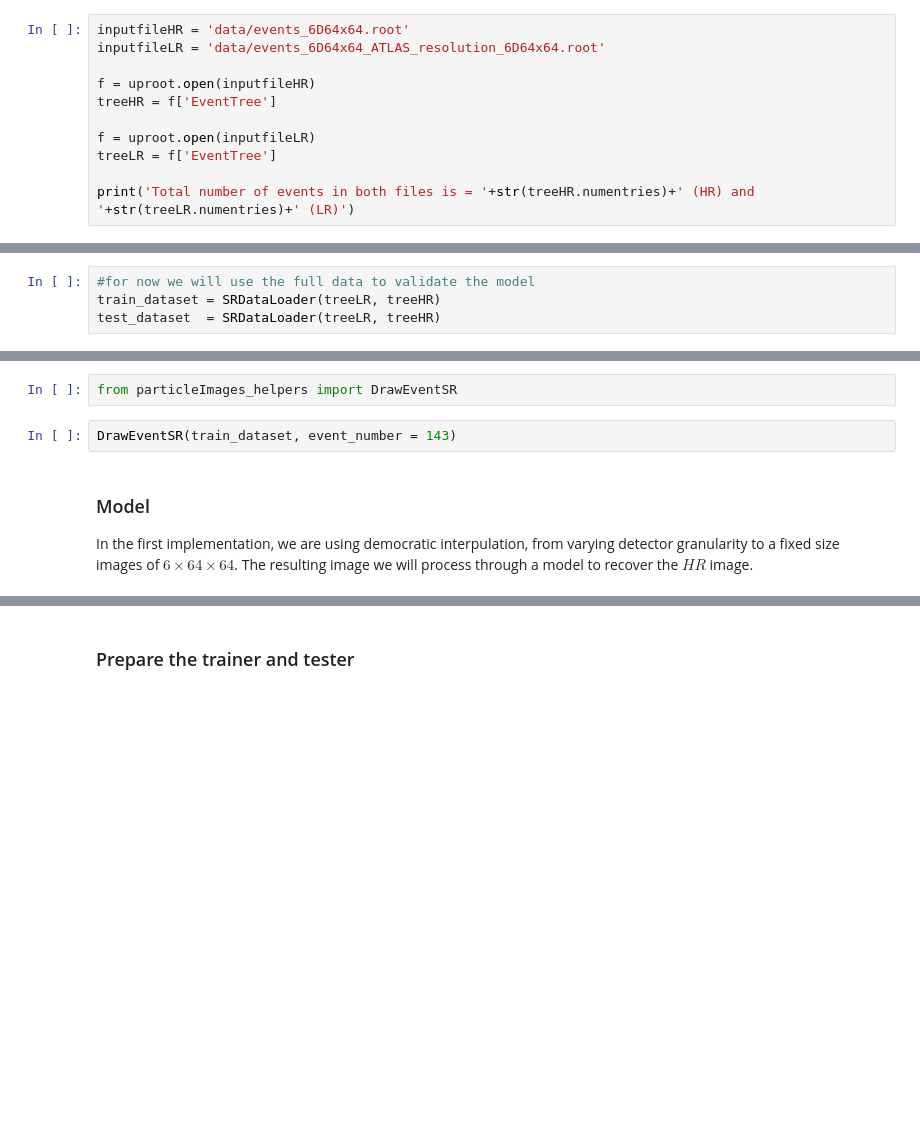
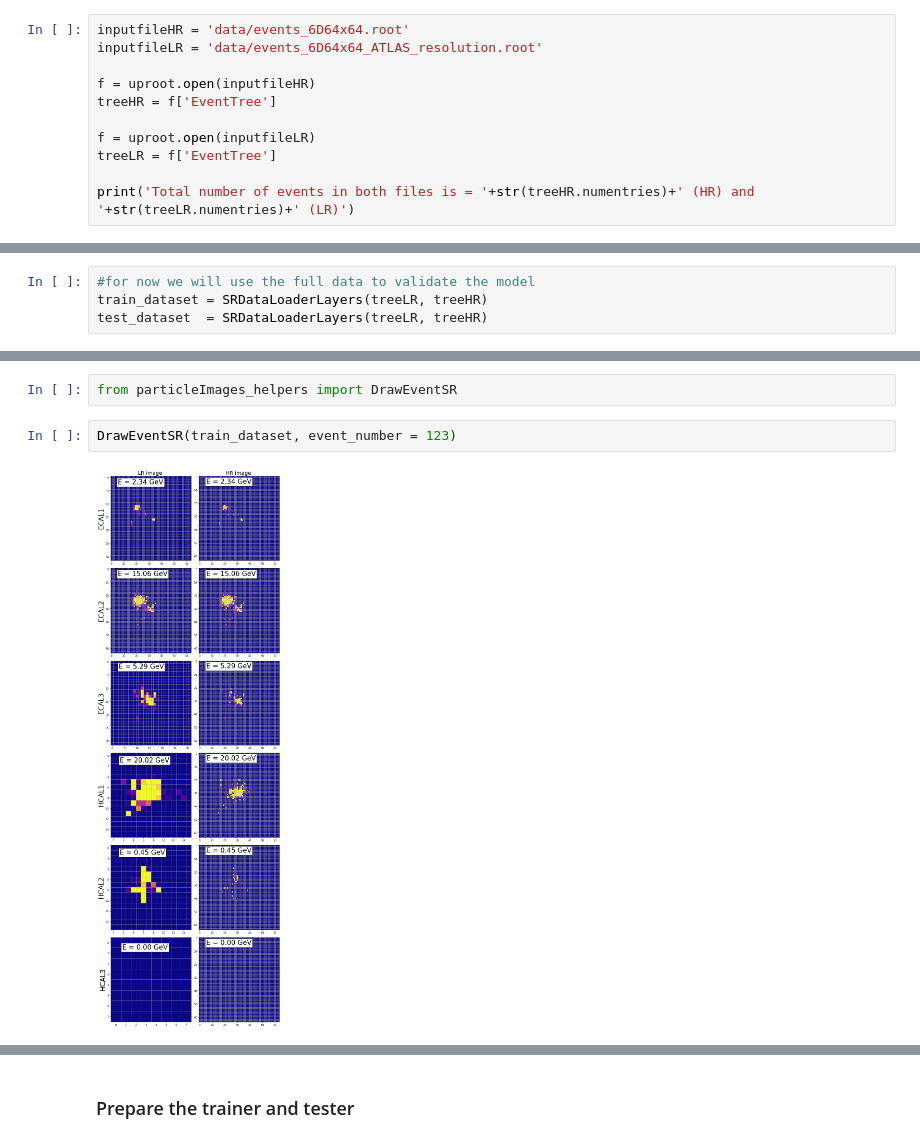
Before and after one commit to michael-pitt/AI, a Jupyter notebook: ParticleImages/SuperResolution.ipynb, the cells around one changed output, grey strips where cells are left out. Drawn from its saved outputs; the diff is of its cells as text; blank space fills up the shorter version.

```diff
--- a/ParticleImages/SuperResolution.ipynb
+++ b/ParticleImages/SuperResolution.ipynb
@@ -53,7 +54,7 @@ import torch.nn.functional as F
 In this example, we will use two example files from cernbox folder, which have $\sim$2k events.
 # %%
 inputfileHR = 'data/events_6D64x64.root'
-inputfileLR = 'data/events_6D64x64_ATLAS_resolution_6D64x64.root'
+inputfileLR = 'data/events_6D64x64_ATLAS_resolution.root'
 
 f = uproot.open(inputfileHR)
 treeHR = f['EventTree']
@@ -71,14 +74,12 @@ from train_helpers import SRDataLoader
 # %%
 #for now we will use the full data to validate the model
-train_dataset = SRDataLoader(treeLR, treeHR)
-test_dataset  = SRDataLoader(treeLR, treeHR)
+train_dataset = SRDataLoaderLayers(treeLR, treeHR)
+test_dataset  = SRDataLoaderLayers(treeLR, treeHR)
 # %% [markdown]
 Draw a random image from the energy matrices:
 # %%
 from particleImages_helpers import DrawEventSR
 # %%
-DrawEventSR(train_dataset, event_number = 143)
+DrawEventSR(train_dataset, event_number = 123)
+# %% [output]
+[figure, added]
-# %% [markdown]
-### Model
-
-In the first implementation, we are using democratic interpulation, from varying detector granularity to a fixed size images of $6\times 64 \times 64$. The resulting image we will process through a model to recover the $HR$ image.
```
Also changed, not shown: parts of 23 cells of this notebook, 2 other files.
